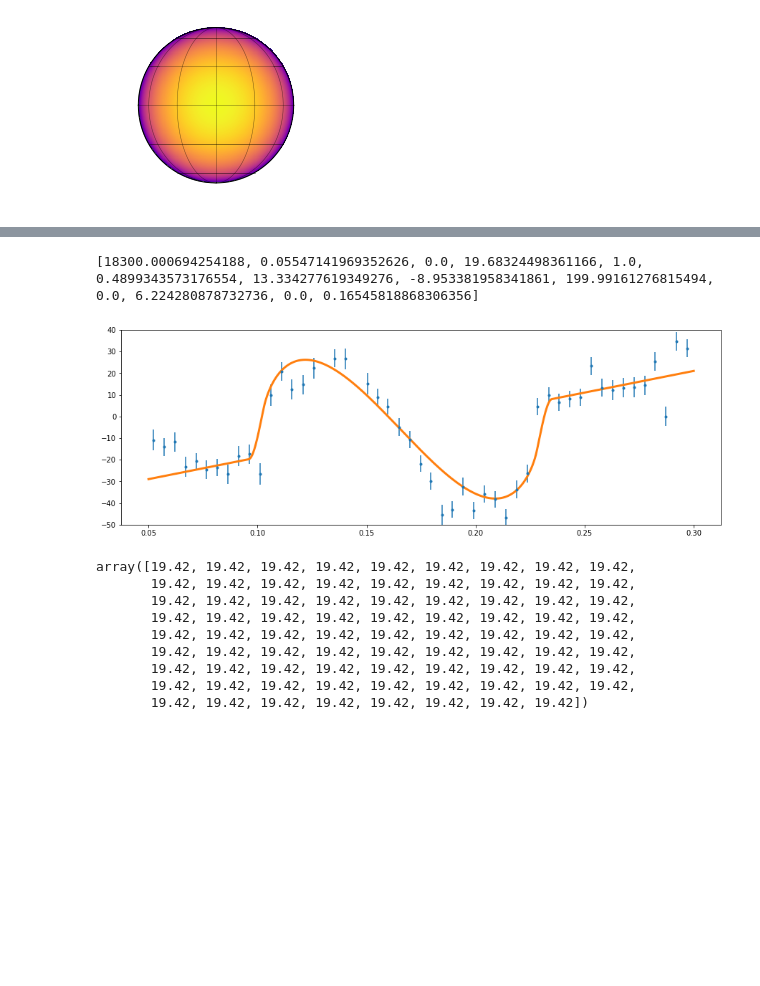
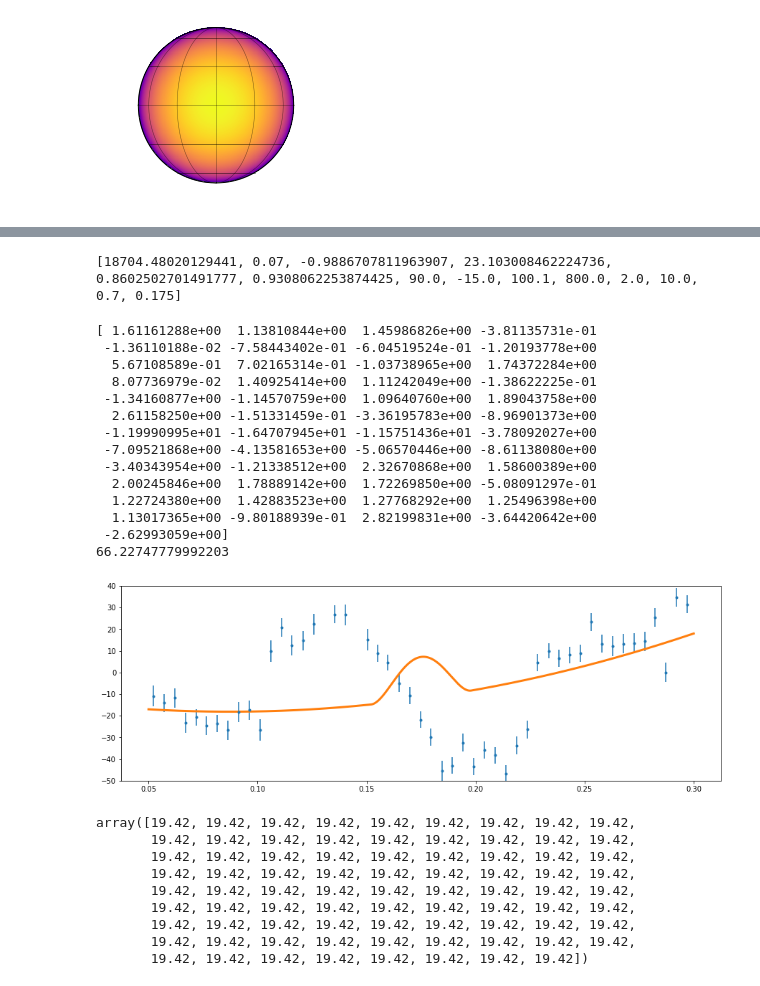
Before and after one commit to benmontet/rm_fits, a Jupyter notebook: notebooks/optimize.ipynb, the cells around one changed output, grey strips where cells are left out. Saved outputs shown, nothing was run; the diff lists cells and outputs as text; code cells hidden in the pictures; blank space fills up the shorter version.

```diff
--- a/notebooks/optimize.ipynb
+++ b/notebooks/optimize.ipynb
@@ -84,7 +84,7 @@ vuse = vels + 0.0
 
 def rmcurve(params):
 
-    vsini, r, b, a, u1, u2, obl, gamma, gammadot, jitter_good, jitter_bad, q, t0 = params
+    vsini, r, b, a, u1, u2, obl, gamma, gammadot, gammadotdot, jitter_good, jitter_bad, q, t0 = params
     veq = vsini / np.sin(inc * np.pi / 180.0)
 
     map.reset()
@@ -95,8 +95,6 @@ def rmcurve(params):
     map[1:] = [u1, u2]
     map.veq = veq
 
-    vsini, r, b, a, u1, u2, obl, gamma, gammadot, jitter_good, jitter_bad, q, t0 = params
-    veq = vsini / np.sin(inc * np.pi / 180.0)
 
     f = (tuse - t0)/P*2*np.pi
     I = np.arccos(b/a)
@@ -108,22 +106,26 @@ def rmcurve(params):
 
     theta = 360.0 / Prot * tuse
 
-    rv = map.rv(xo=xo, yo=yo, zo=zo, ro=r, theta=theta)
-    rv += gamma + gammadot*(tuse-0.15)
+    rv_0 = map.rv(xo=xo, yo=yo, zo=zo, ro=r, theta=theta)
+    rv = rv_0 + 0.0#gamma + gammadot*(tuse-0.15) + gammadotdot*(tuse-0.15)**2
 
 
     var_good = (euse**2 + jitter_good**2)
     var_bad  = (euse**2 + jitter_bad**2)
-    gooddata = -0.5*q*(np.sum((rv-vuse)**2/var_good + np.log(2*np.pi*var_good)))
-    baddata  = -0.5*(1-q)*(np.sum((rv-vuse)**2/var_bad + np.log(2*np.pi*var_bad)))
-    lnprob = gooddata + baddata
 
-    print(-1*lnprob)
-    return -1*lnprob
+    goodgauss = q * np.sqrt(2*np.pi*var_good) * np.exp(-(rv-vuse)**2/var_good)
+    badgauss  = (1-q) * np.sqrt(2*np.pi*var_bad) * np.exp(-(rv_0*0.75-vuse)**2/var_bad)
+
+    totgauss = np.log(goodgauss + badgauss)
+
+    print(totgauss)
+
+    print(-1*np.sum(totgauss))
+    return -1*np.sum(totgauss)
 # %%
 def plot_rmcurve(params):
 
-    vsini, r, b, a, u1, u2, obl, gamma, gammadot, jitter_good, jitter_bad, q, t0 = params
+    vsini, r, b, a, u1, u2, obl, gamma, gammadot, gammadotdot, jitter_good, jitter_bad, q, t0 = params
     veq = vsini / np.sin(inc * np.pi / 180.0)
 
     map.reset()
@@ -134,8 +136,6 @@ def plot_rmcurve(params):
     map[1:] = [u1, u2]
     map.veq = veq
 
-    vsini, r, b, a, u1, u2, obl, gamma, gammadot, jitter_good, jitter_bad, q, t0 = params
-    veq = vsini / np.sin(inc * np.pi / 180.0)
 
     f = (t - t0)/P*2*np.pi
     I = np.arccos(b/a)
@@ -147,7 +147,7 @@ def plot_rmcurve(params):
     theta = 360.0 / Prot * t
 
     rv = map.rv(xo=xo, yo=yo, zo=zo, ro=r, theta=theta)
-    rv += gamma + gammadot*(t-0.15)
+    rv += gamma + gammadot*(t-0.15) + gammadotdot*(t-0.15)**2
 
     plt.figure(figsize=(15,5))
     plt.plot(t, rv, "C1", lw=3)
@@ -155,9 +155,9 @@ def plot_rmcurve(params):
     plt.ylim(-50, 40);
     plt.show()
 # %%
-inputs = np.array([19300, 0.0588, -0.09, 20.79, 1.0, 0.00, 0.0, -9.3, 200.1, 1.0, 10.0, 0.8, 0.166])
+inputs = np.array([19300, 0.0588, -0.09, 20.79, 1.0, 0.00, 10.0, -15.0, 100.1, 800.0, 0.0, 0.0, 0.8, 0.166])
 
-bnds = ((12000, 24000), (0.04, 0.07), (-1.0, 0.0), (15,25), (0,1),(0,1), (0,90), (-20,20),(50,300), (0.0, 2.0), (2.0, 20.0), (0.0, 1.0), (0.16, 0.175))
+bnds = ((12000, 24000), (0.04, 0.07), (-1.0, 0.0), (15,25), (0,1),(0,1), (-30,90), (-20,20),(50,300), (700, 900), (0.0, 0.1), (0.0, 0.1), (0.7, 1.0), (0.16, 0.175))
 rmcurve(inputs)
 
 plot_rmcurve(inputs)
@@ -187,16 +200,31 @@ res = minimize(rmcurve, inputs, method='L-BFGS-B', bounds=bnds)
 # %%
-# vsini, r, b, a, u1, u2, obl, gamma, gammadot = params
+# vsini, r, b, a, u1, u2, obl, gamma, gammadot, gammadotdot, jitter_good, jitter_bad, q, t0
 print(res.x.tolist())
 # %% [output]
-[18300.000694254188, 0.05547141969352626, 0.0, 19.68324498361166, 1.0, 0.4899343573176554, 13.334277619349276, -8.953381958341861, 199.99161276815494, 0.0, 6.224280878732736, 0.0, 0.16545818868306356]
+[18704.48020129441, 0.07, -0.9886707811963907, 23.103008462224736, 0.8602502701491777, 0.9308062253874425, 90.0, -15.0, 100.1, 800.0, 2.0, 10.0, 0.7, 0.175]
 # %%
 test = res.x + 0.0
 #test[0] = 20000
 test[4] = 1.0
 test[5] = 0.0
+rmcurve(test)
 plot_rmcurve(test)
 # %% [output]
+[ 1.61161288e+00  1.13810844e+00  1.45986826e+00 -3.81135731e-01
+ -1.36110188e-02 -7.58443402e-01 -6.04519524e-01 -1.20193778e+00
+  5.67108589e-01  7.02165314e-01 -1.03738965e+00  1.74372284e+00
+  8.07736979e-02  1.40925414e+00  1.11242049e+00 -1.38622225e-01
+ -1.34160877e+00 -1.14570759e+00  1.09640760e+00  1.89043758e+00
+  2.61158250e+00 -1.51331459e-01 -3.36195783e+00 -8.96901373e+00
+ -1.19990995e+01 -1.64707945e+01 -1.15751436e+01 -3.78092027e+00
+ -7.09521868e+00 -4.13581653e+00 -5.06570446e+00 -8.61138080e+00
+ -3.40343954e+00 -1.21338512e+00  2.32670868e+00  1.58600389e+00
+  2.00245846e+00  1.78889142e+00  1.72269850e+00 -5.08091297e-01
+  1.22724380e+00  1.42883523e+00  1.27768292e+00  1.25496398e+00
+  1.13017365e+00 -9.80188939e-01  2.82199831e+00 -3.64420642e+00
+ -2.62993059e+00]
+66.22747779992203
-[figure, old version]
+[figure, new version]
 # %%
 orbit = exo.orbits.KeplerianOrbit(period=P, a=a, t0=t0, b=0.4, ecc=e, omega=w, r_star=1.0)
 
```
Also changed, not shown: parts of 5 cells of this notebook.
